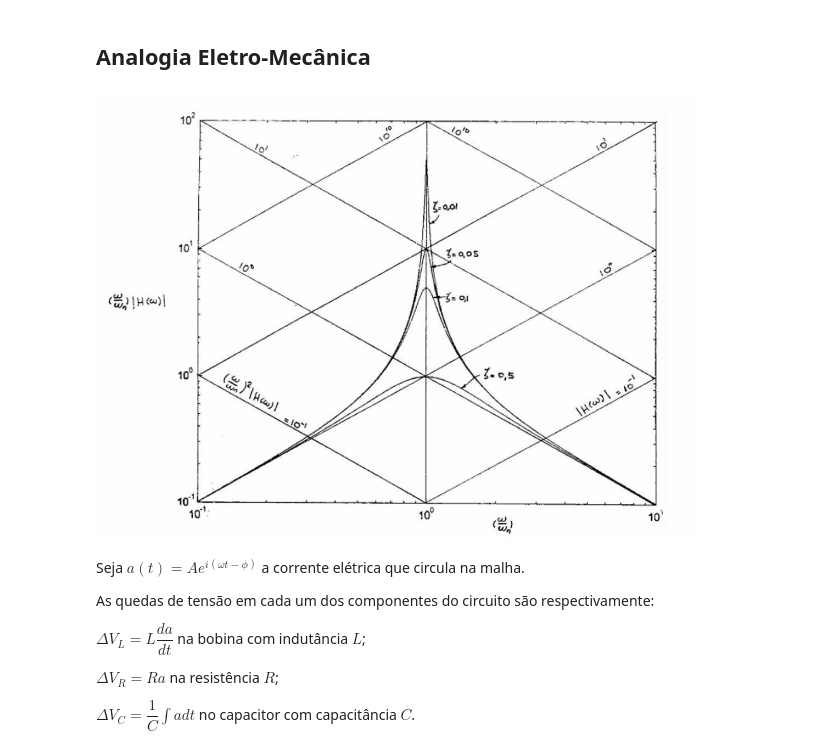
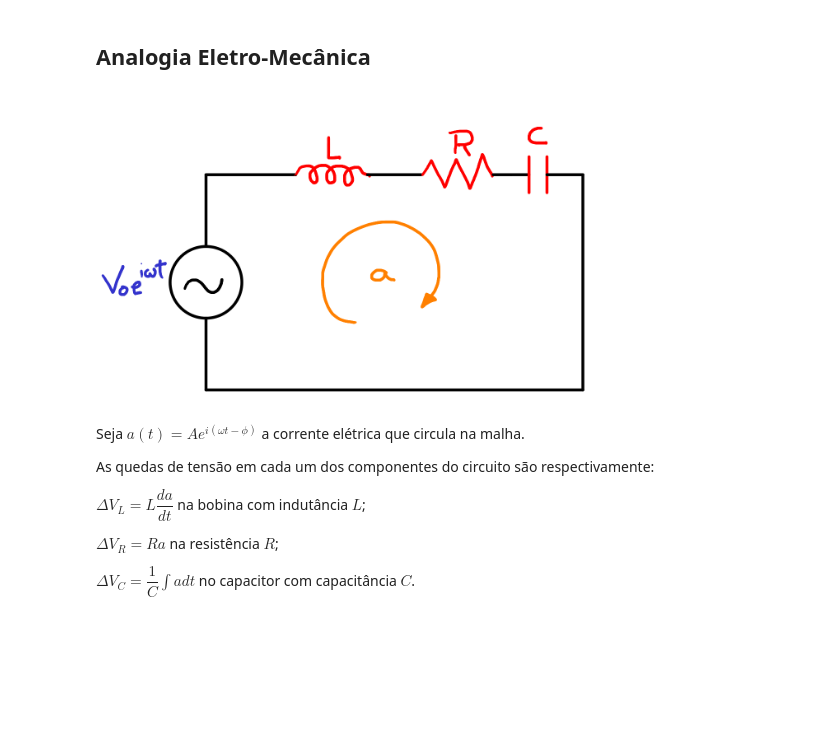
Before and after one commit to Pi-vi/Aulas_vibracoes, a Jupyter notebook: Vibs3.ipynb, the cells around one changed output. Saved outputs shown, nothing was run; the diff lists cells and outputs as text; code cells hidden in the pictures; blank space fills up the shorter version.

```diff
--- a/Vibs3.ipynb
+++ b/Vibs3.ipynb
@@ -316,9 +316,9 @@ admitância = $\dfrac{x_F(t)}{F(t)}$
 # %% [markdown]
 ## Analogia Eletro-Mecânica
 # %%
-Image('figuras/fig3-2.png',width=600)
+Image('figuras/fig3-3.png',width=500)
 # %% [output]
-[figure, old version]
+[figure, new version]
 # %% [markdown]
 Seja $a(t) = A e^{i(\omega t - \phi)}$ a corrente elétrica que circula na malha.
 
```
Also changed, not shown: parts of 6 cells of this notebook, 3 other files.
